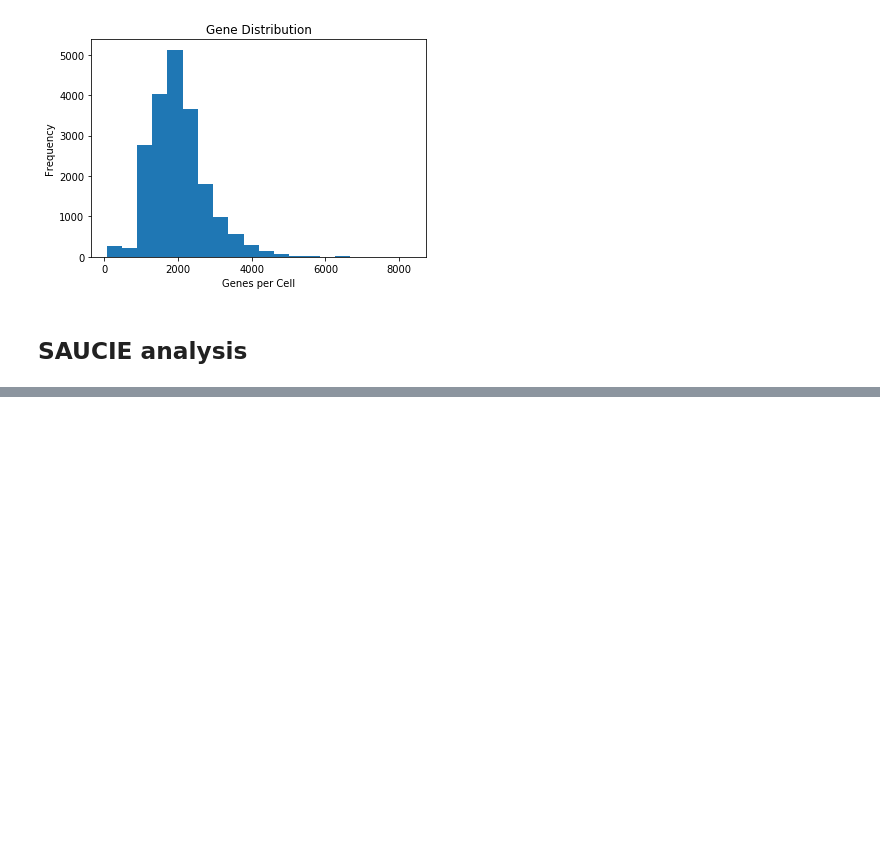
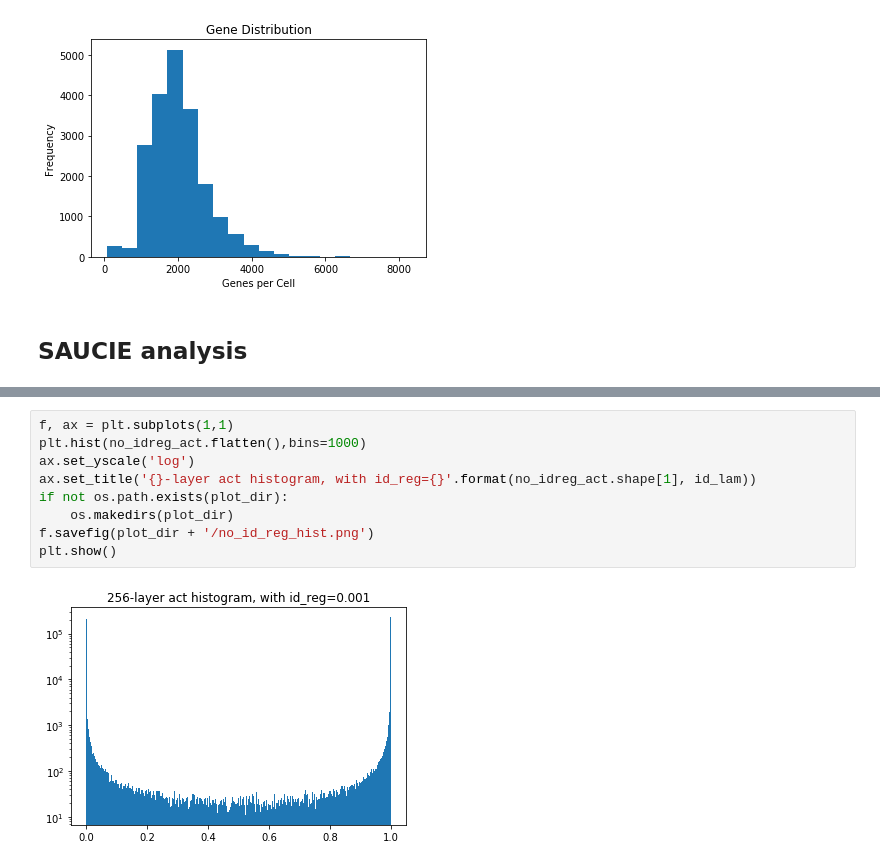
Before and after one commit to KrishnaswamyLab/SAUCIE, a Jupyter notebook: 10x Mouse Demo.ipynb, the cells around one changed output, grey strips where cells are left out. Cells and saved outputs as stored; diff of their text form; blank space fills up the shorter version.

```diff
--- a/10x Mouse Demo.ipynb
+++ b/10x Mouse Demo.ipynb
@@ -201 +236,12 @@ OrderedDict([('loss', 0.53323829)])
+# %%
+f, ax = plt.subplots(1,1)
+plt.hist(no_idreg_act.flatten(),bins=1000)
+ax.set_yscale('log')
+ax.set_title('{}-layer act histogram, with id_reg={}'.format(no_idreg_act.shape[1], id_lam))
+if not os.path.exists(plot_dir):
+    os.makedirs(plot_dir)
+f.savefig(plot_dir + '/no_id_reg_hist.png')
+plt.show()
+# %% [output]
+[figure, added]
 # %%
```
Also changed, not shown: parts of 29 cells of this notebook, 6 other files.
